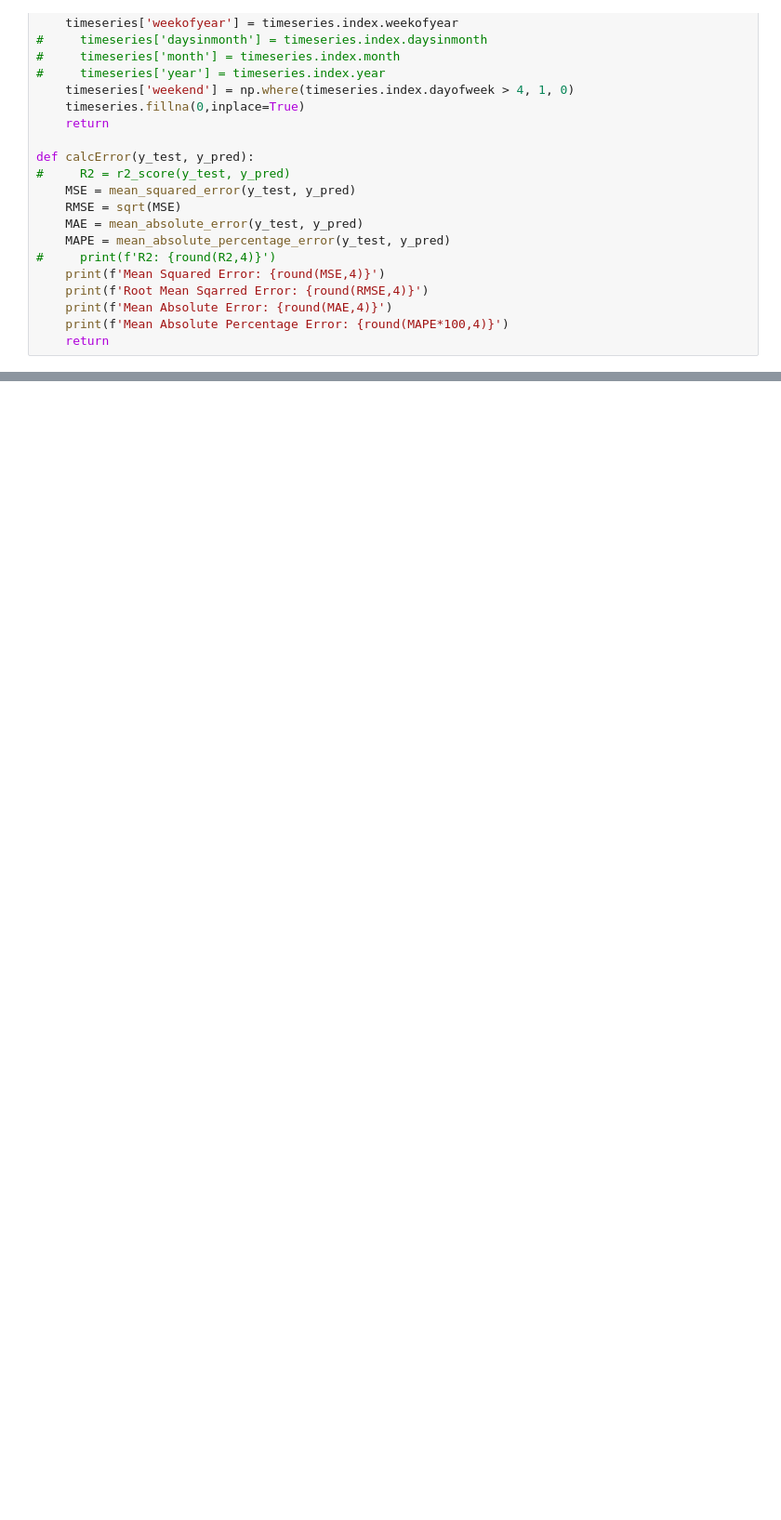
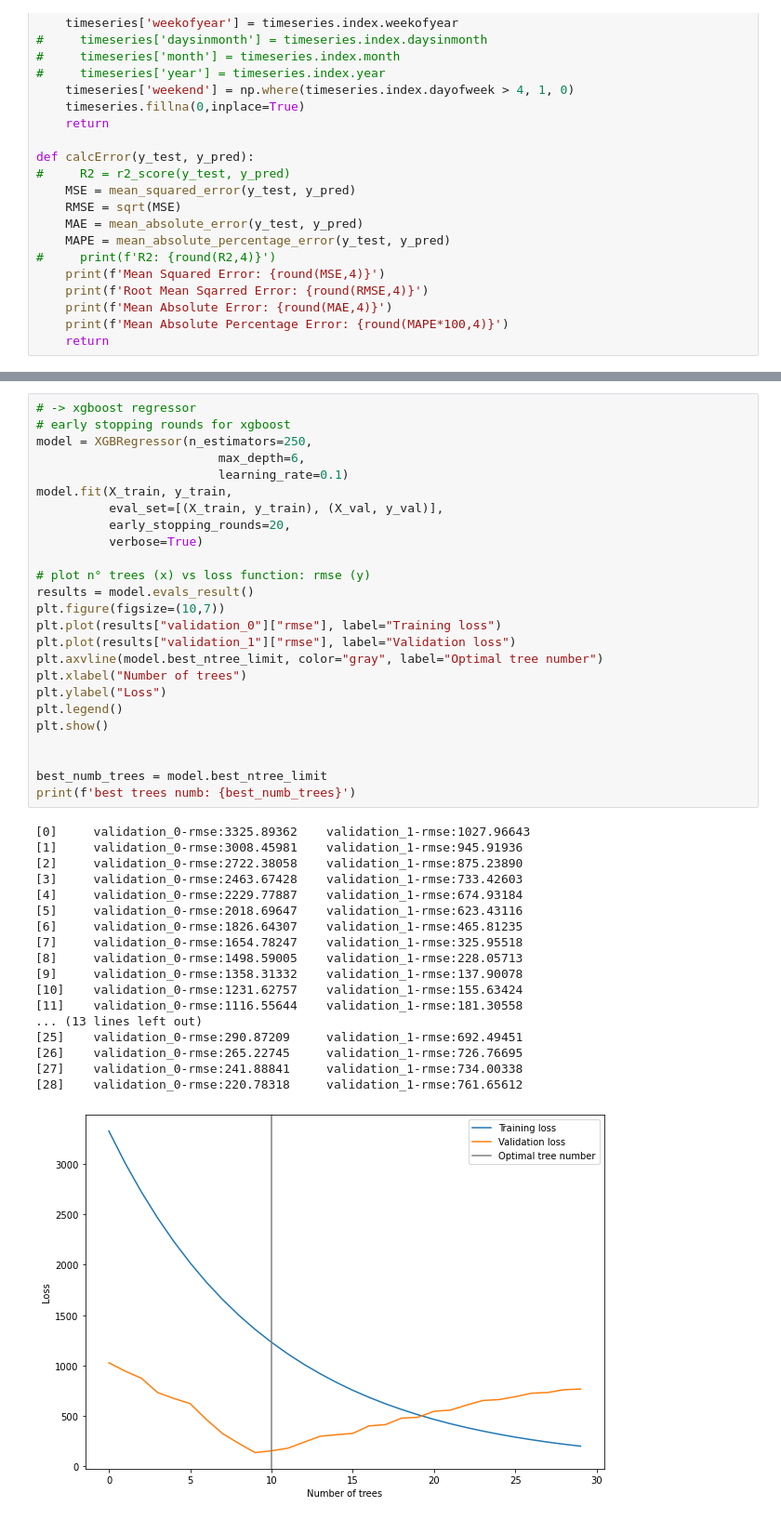
Before and after one commit to MicheleRomano1996/lombacovid_prediction, a Jupyter notebook: lomba_xgb.ipynb, the cells around one changed output, grey strips where cells are left out. Shown: that part at 93% size. Saved outputs shown, nothing was run; the diff lists cells and outputs as text; blank space fills up the shorter version.

```diff
--- a/lomba_xgb.ipynb
+++ b/lomba_xgb.ipynb
@@ -130,0 +131,44 @@ y_test = y[(y.index > separation_index_train_test) & (y.index <= separation_inde
+# %%
+# -> xgboost regressor
+# early stopping rounds for xgboost
+model = XGBRegressor(n_estimators=250,
+                         max_depth=6,
+                         learning_rate=0.1)
+model.fit(X_train, y_train,
+          eval_set=[(X_train, y_train), (X_val, y_val)],
+          early_stopping_rounds=20,
+          verbose=True)
+
+# plot n° trees (x) vs loss function: rmse (y)
+results = model.evals_result()
+plt.figure(figsize=(10,7))
+plt.plot(results["validation_0"]["rmse"], label="Training loss")
+plt.plot(results["validation_1"]["rmse"], label="Validation loss")
+plt.axvline(model.best_ntree_limit, color="gray", label="Optimal tree number")
+plt.xlabel("Number of trees")
+plt.ylabel("Loss")
+plt.legend()
+plt.show()
+
+
+best_numb_trees = model.best_ntree_limit
+print(f'best trees numb: {best_numb_trees}')
+# %% [output]
+[0]     validation_0-rmse:3325.89362    validation_1-rmse:1027.96643
+[1]     validation_0-rmse:3008.45981    validation_1-rmse:945.91936
+[2]     validation_0-rmse:2722.38058    validation_1-rmse:875.23890
+[3]     validation_0-rmse:2463.67428    validation_1-rmse:733.42603
+[4]     validation_0-rmse:2229.77887    validation_1-rmse:674.93184
+[5]     validation_0-rmse:2018.69647    validation_1-rmse:623.43116
+[6]     validation_0-rmse:1826.64307    validation_1-rmse:465.81235
+[7]     validation_0-rmse:1654.78247    validation_1-rmse:325.95518
+[8]     validation_0-rmse:1498.59005    validation_1-rmse:228.05713
+[9]     validation_0-rmse:1358.31332    validation_1-rmse:137.90078
+[10]    validation_0-rmse:1231.62757    validation_1-rmse:155.63424
+[11]    validation_0-rmse:1116.55644    validation_1-rmse:181.30558
+... (13 lines left out)
+[25]    validation_0-rmse:290.87209     validation_1-rmse:692.49451
+[26]    validation_0-rmse:265.22745     validation_1-rmse:726.76695
+[27]    validation_0-rmse:241.88841     validation_1-rmse:734.00338
+[28]    validation_0-rmse:220.78318     validation_1-rmse:761.65612
+[figure, added]
```
Also changed, not shown: parts of 6 cells of this notebook.
